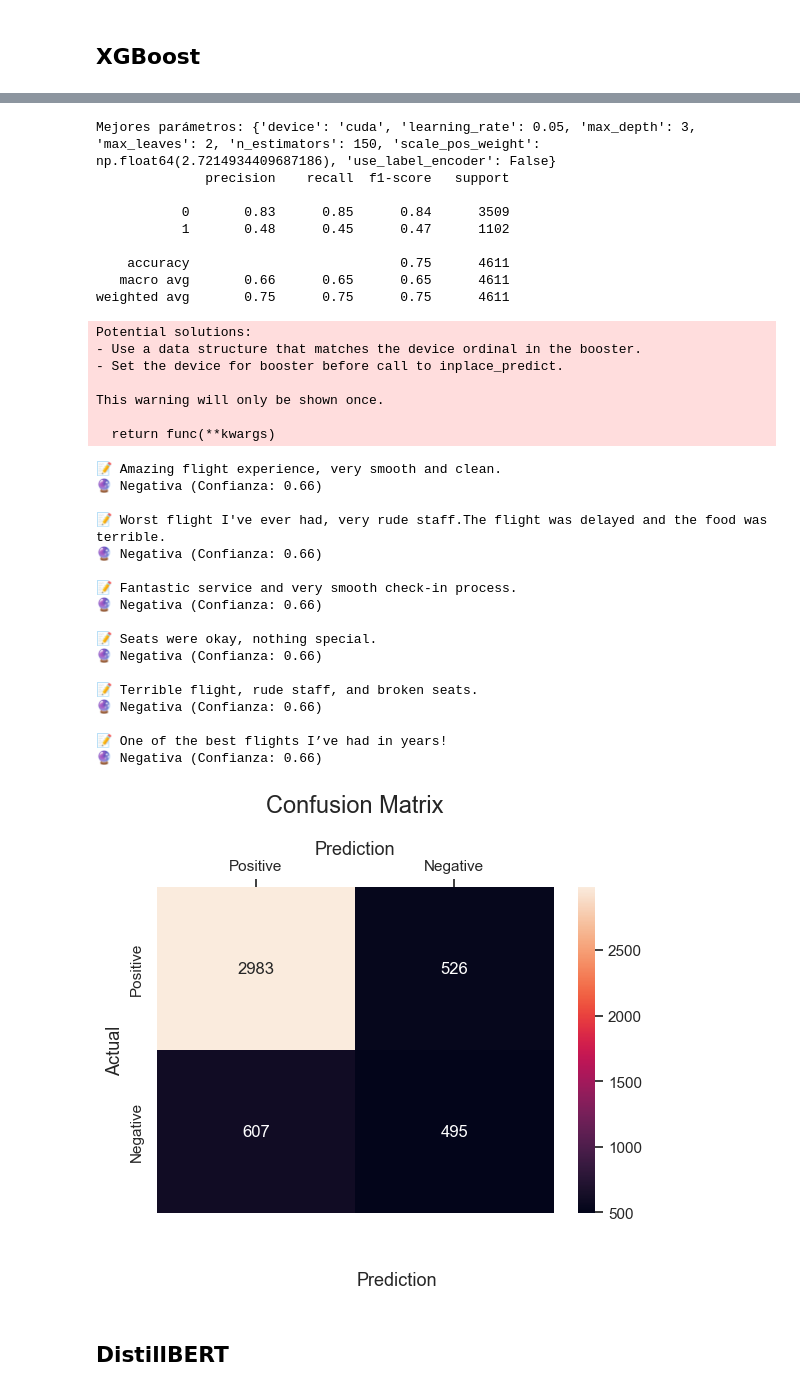
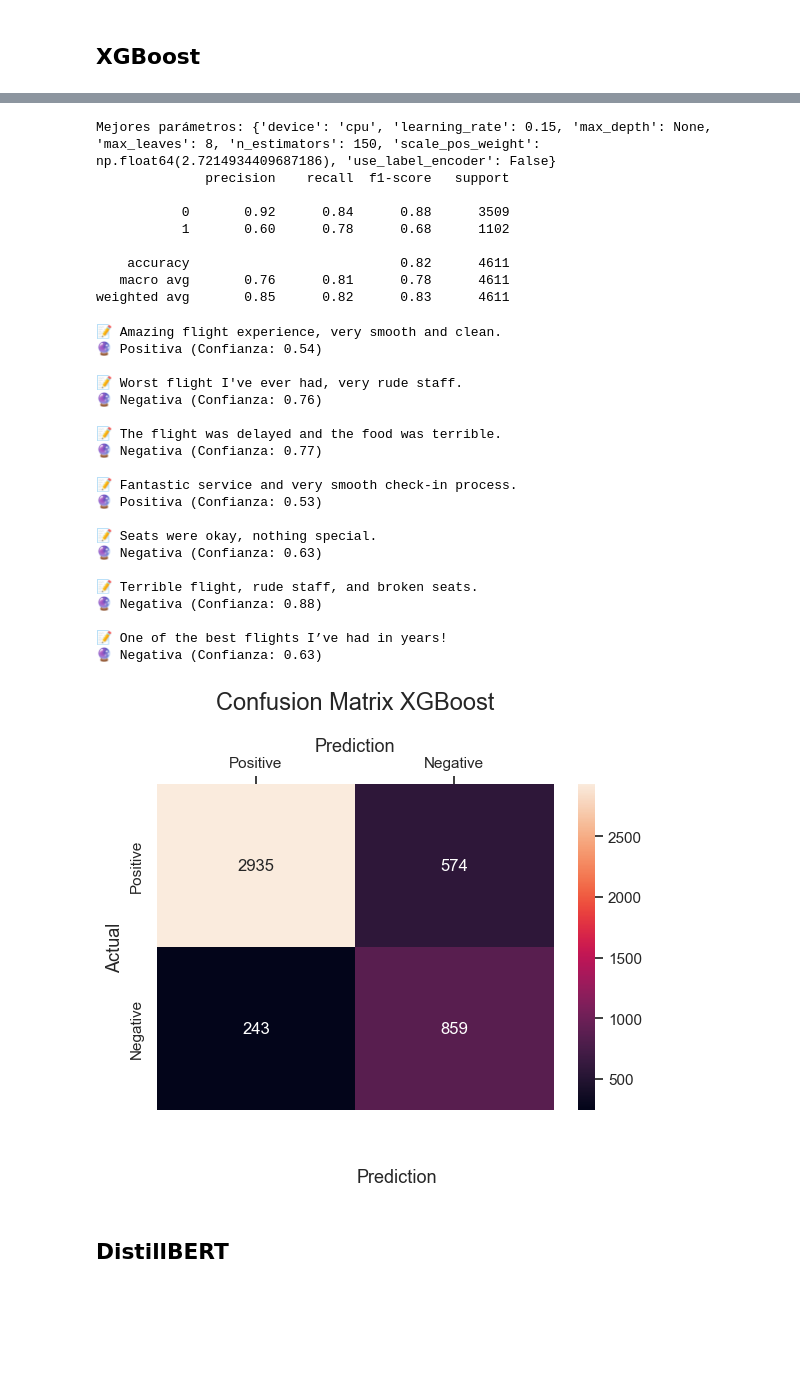
Before and after one commit to Larrentawn/NLP-project, a Jupyter notebook: NLP_Airlines_review.ipynb, the cells around one changed output, grey strips where cells are left out. Drawn from its saved outputs; the diff is of its cells as text; code cells hidden in the pictures; blank space fills up the shorter version.

```diff
--- a/NLP_Airlines_review.ipynb
+++ b/NLP_Airlines_review.ipynb
@@ -1454,13 +1424,13 @@ weighted avg       0.86      0.83      0.84      4611
 # Grid de parametros
 
 param_grid_xgb = {
-    'device': ['cuda'],
-    'n_estimators': [ 150 ,200],
-    'max_depth': [ 3, 5, 7, None],
-    'max_leaves': [1,2,5,7],
-    'learning_rate': [0.05,0.1],
+    'device': ['cuda','cpu'],
+    'n_estimators': [100, 150],
+    'max_depth': [None, 20],
+    'max_leaves': [3,4,6,8],
+    'learning_rate': [0.1,0.15],
     'scale_pos_weight': [scale],
-    'use_label_encoder': [False, True]
+    'use_label_encoder': [False]
 }
 
 # GridSearch
@@ -1507,26 +1474,19 @@ y_pred = best_model.predict(X_test_tfidf)
 xgb_report = classification_report(y_test, y_pred)
 print(xgb_report)
 # %% [output]
-Mejores parámetros: {'device': 'cuda', 'learning_rate': 0.05, 'max_depth': 3, 'max_leaves': 2, 'n_estimators': 150, 'scale_pos_weight': np.float64(2.7214934409687186), 'use_label_encoder': False}
+Mejores parámetros: {'device': 'cpu', 'learning_rate': 0.15, 'max_depth': None, 'max_leaves': 8, 'n_estimators': 150, 'scale_pos_weight': np.float64(2.7214934409687186), 'use_label_encoder': False}
               precision    recall  f1-score   support
 
-           0       0.83      0.85      0.84      3509
-           1       0.48      0.45      0.47      1102
+           0       0.92      0.84      0.88      3509
+           1       0.60      0.78      0.68      1102
 
-    accuracy                           0.75      4611
-   macro avg       0.66      0.65      0.65      4611
-weighted avg       0.75      0.75      0.75      4611
+    accuracy                           0.82      4611
+   macro avg       0.76      0.81      0.78      4611
+weighted avg       0.85      0.82      0.83      4611
-Potential solutions:
-- Use a data structure that matches the device ordinal in the booster.
-- Set the device for booster before call to inplace_predict.
-
-This warning will only be shown once.
-
-  return func(**kwargs)
 # %%
 new_reviews = [
     "Amazing flight experience, very smooth and clean.",
-    "Worst flight I've ever had, very rude staff."
+    "Worst flight I've ever had, very rude staff.",
     "The flight was delayed and the food was terrible.",
     "Fantastic service and very smooth check-in process.",
     "Seats were okay, nothing special.",
@@ -1544,40 +1504,43 @@ for review, pred, proba in zip(new_reviews, preds, probas):
     print(f"🔮 {label} (Confianza: {proba[pred]:.2f})\n")
 # %% [output]
 📝 Amazing flight experience, very smooth and clean.
-🔮 Negativa (Confianza: 0.66)
+🔮 Positiva (Confianza: 0.54)
 
-📝 Worst flight I've ever had, very rude staff.The flight was delayed and the food was terrible.
-🔮 Negativa (Confianza: 0.66)
+📝 Worst flight I've ever had, very rude staff.
+🔮 Negativa (Confianza: 0.76)
+
+📝 The flight was delayed and the food was terrible.
+🔮 Negativa (Confianza: 0.77)
 
 📝 Fantastic service and very smooth check-in process.
-🔮 Negativa (Confianza: 0.66)
+🔮 Positiva (Confianza: 0.53)
 
 📝 Seats were okay, nothing special.
-🔮 Negativa (Confianza: 0.66)
+🔮 Negativa (Confianza: 0.63)
 
 📝 Terrible flight, rude staff, and broken seats.
-🔮 Negativa (Confianza: 0.66)
+🔮 Negativa (Confianza: 0.88)
 
 📝 One of the best flights I’ve had in years!
-🔮 Negativa (Confianza: 0.66)
+🔮 Negativa (Confianza: 0.63)
 # %%
 cm = confusion_matrix(y_test,y_pred)
 sns.heatmap(cm,
             annot=True,
             fmt='g',
             xticklabels=['Positive','Negative'],
             yticklabels=['Positive','Negative'])
 plt.ylabel('Actual', fontsize=13)
-plt.title('Confusion Matrix', fontsize=17, pad=20)
+plt.title('Confusion Matrix XGBoost', fontsize=17, pad=20)
 plt.gca().xaxis.set_label_position('top')
 plt.xlabel('Prediction', fontsize=13)
 plt.gca().xaxis.tick_top()
 
 plt.gca().figure.subplots_adjust(bottom=0.2)
 plt.gca().figure.text(0.5, 0.05, 'Prediction', ha='center', fontsize=13)
 plt.show()
 # %% [output]
-[figure, old version]
+[figure, new version]
 # %% [markdown]
 ## DistillBERT
 # %%
```
Also changed, not shown: parts of 26 cells of this notebook.
